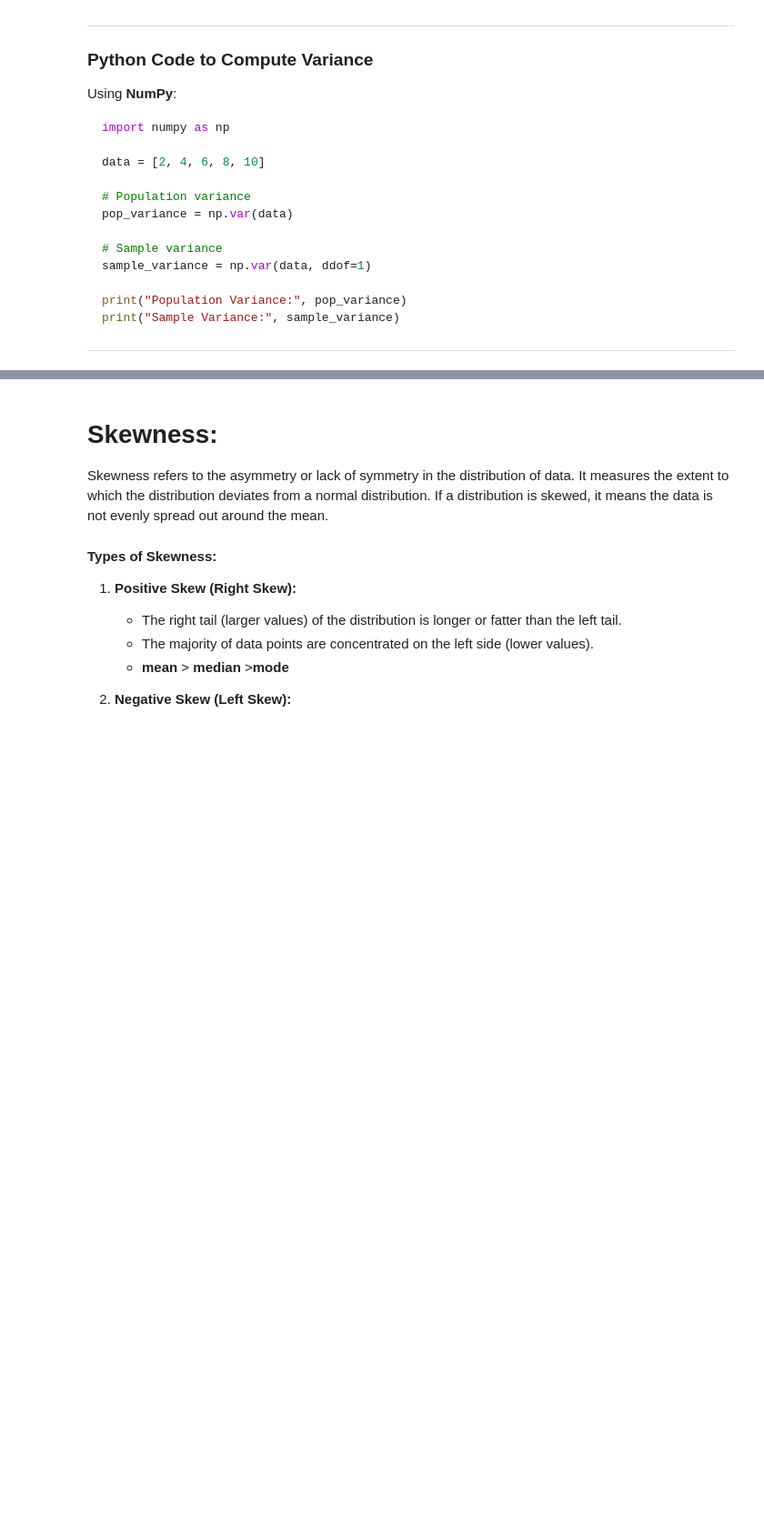
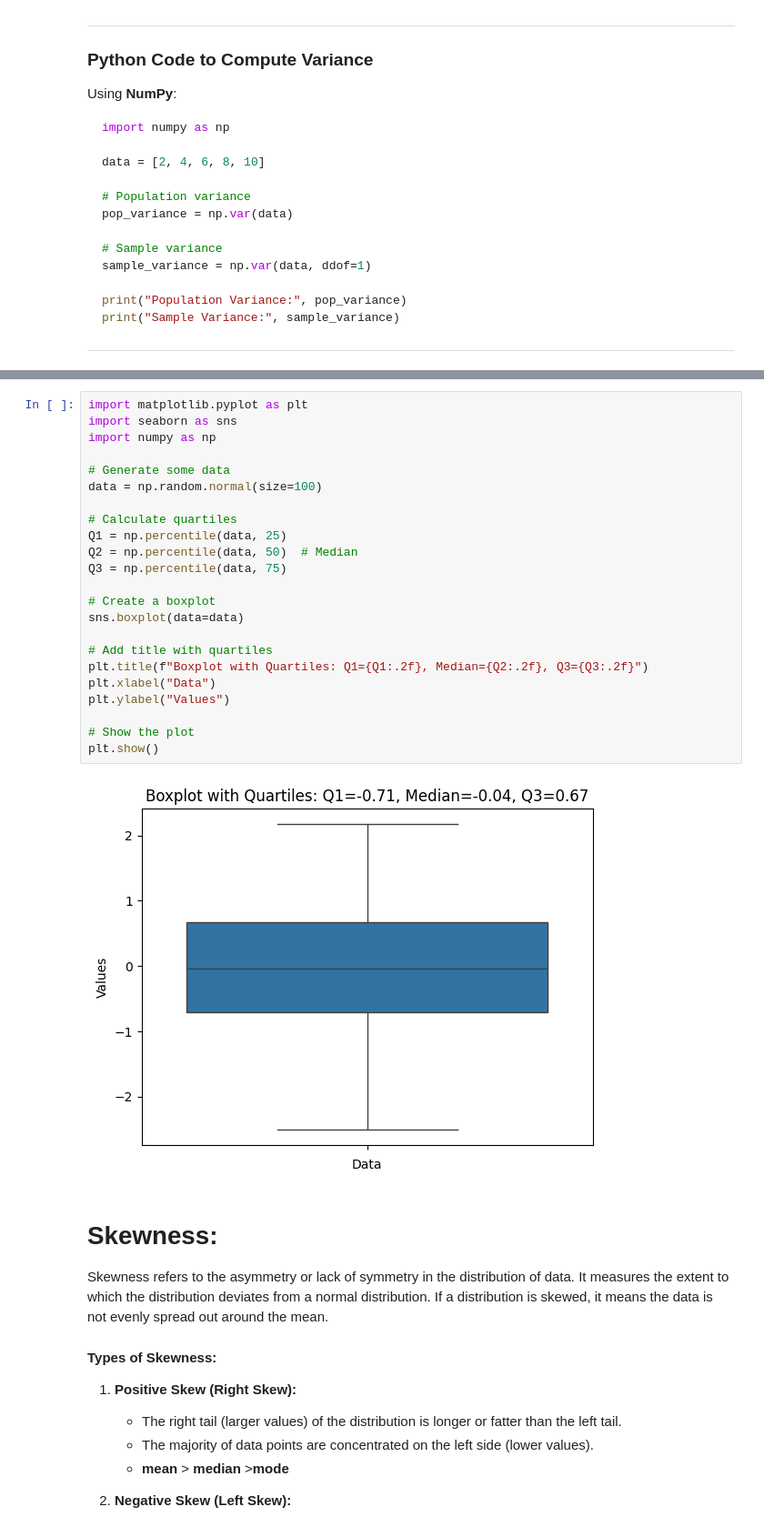
Before and after one commit to ZohanaZuthi/Probability-and-Statistics-for-data-science, a Jupyter notebook: Measure_of_Dispersion_boxplot_skewness.ipynb, the cells around one changed output, grey strips where cells are left out. Shown at 91% size. Saved outputs shown, nothing was run; the diff lists cells and outputs as text; blank space fills up the shorter version.

```diff
--- a/Measure_of_Dispersion_boxplot_skewness.ipynb
+++ b/Measure_of_Dispersion_boxplot_skewness.ipynb
@@ -203,6 +204,31 @@ In Summary:
 - Percentiles divide data into 100 equal parts.
 - Quartiles divide data into four parts (25%, 50%, 75%, and 100%).
 - These measures are useful in various fields to make sense of large datasets, understand distributions, and make comparative decisions.
+# %%
+import matplotlib.pyplot as plt
+import seaborn as sns
+import numpy as np
+
+# Generate some data
+data = np.random.normal(size=100)
+
+# Calculate quartiles
+Q1 = np.percentile(data, 25)
+Q2 = np.percentile(data, 50)  # Median
+Q3 = np.percentile(data, 75)
+
+# Create a boxplot
+sns.boxplot(data=data)
+
+# Add title with quartiles
+plt.title(f"Boxplot with Quartiles: Q1={Q1:.2f}, Median={Q2:.2f}, Q3={Q3:.2f}")
+plt.xlabel("Data")
+plt.ylabel("Values")
+
+# Show the plot
+plt.show()
+# %% [output]
+[figure, added]
 # %% [markdown]
 # **Skewness:**
 
```
Also changed, not shown: parts of 1 cell of this notebook.
